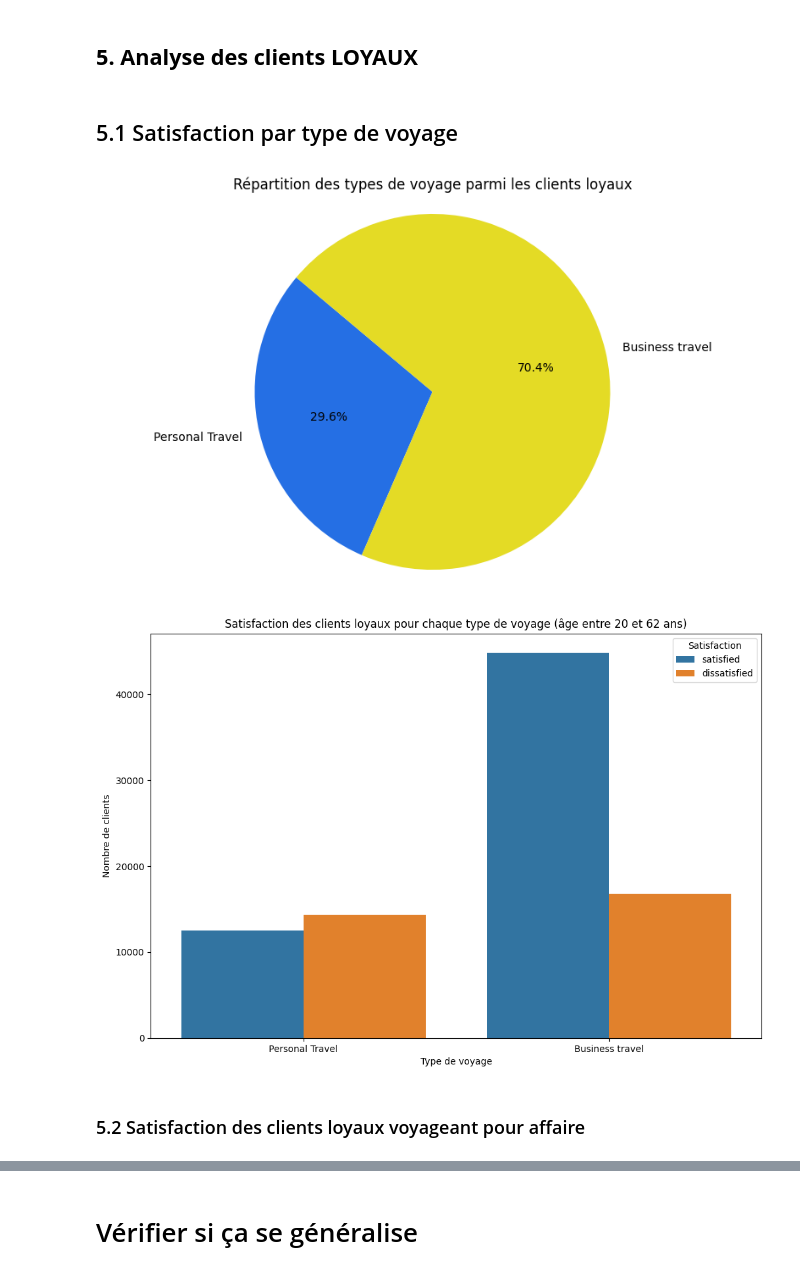
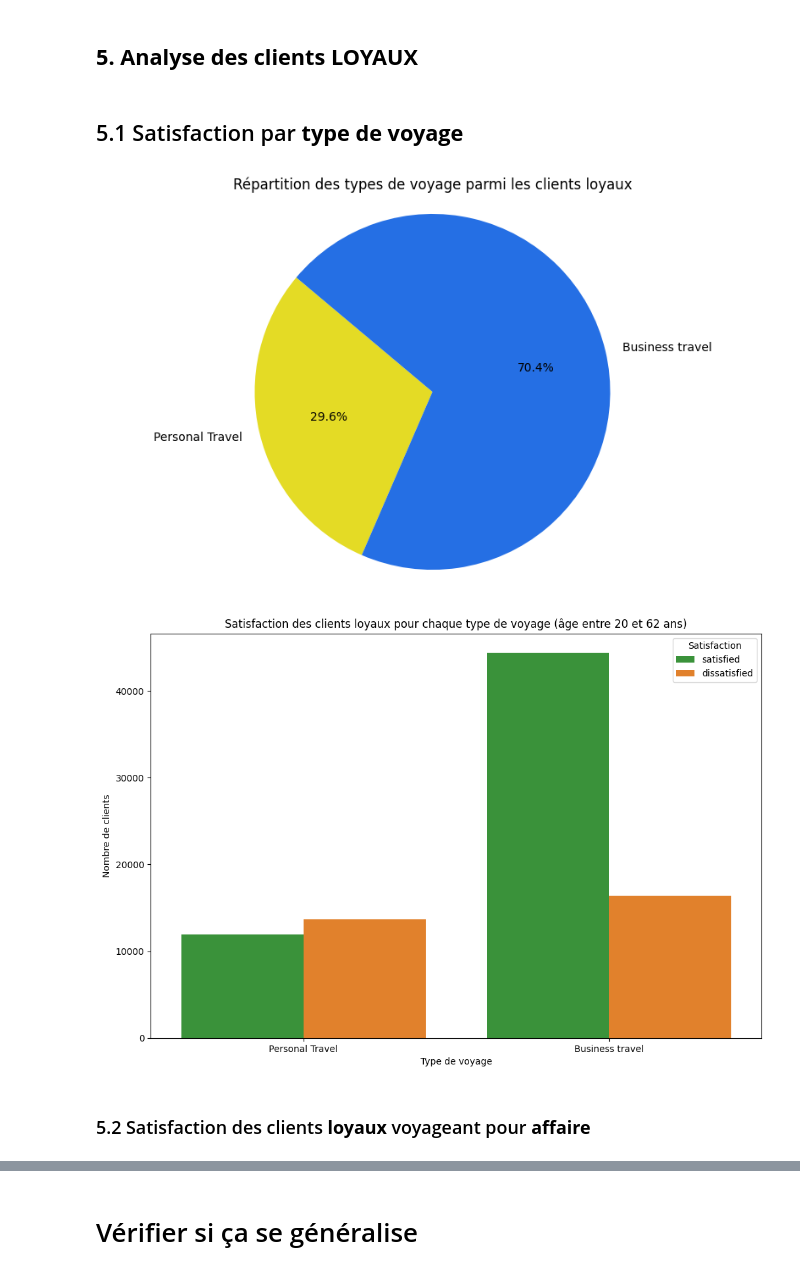
Before and after one commit to Artorius104/HappyFlight, a Jupyter notebook: satisfaction_analysis.ipynb, the cells around one changed output, grey strips where cells are left out. Saved outputs shown, nothing was run; the diff lists cells and outputs as text; code cells hidden in the pictures.

```diff
--- a/satisfaction_analysis.ipynb
+++ b/satisfaction_analysis.ipynb
@@ -107,10 +112,10 @@ plt.show()
 ## Distribution de la majorité entre 20 et 60 ans
 # %%
 # Filtrer les données pour les âges entre 20 et 60 ans
-age_filtered_df = df.filter((df.Age >= 20) & (df.Age <= 60))
+df_age_filtered = df.filter((df.Age >= 20) & (df.Age <= 60))
 
 # Sélectionner la colonne d'âge et convertir en DataFrame Pandas
-age_dist_filtered = age_filtered_df.select("Age").toPandas()
+age_dist_filtered = df_age_filtered.select("Age").toPandas()
 
 # Afficher l'histogramme de la distribution de l'âge filtré
 plt.figure(figsize=(10, 6))
@@ -148,7 +153,7 @@ plt.show()
 [figure]
 # %%
 # Répartition des types de clients
-filtered_customer_type_dist = age_filtered_df.groupBy("Customer Type").count().toPandas()
+filtered_customer_type_dist = df_age_filtered.groupBy("Customer Type").count().toPandas()
 
 # Calculer le pourcentage
 total_count = filtered_customer_type_dist['count'].sum()
@@ -172,47 +177,54 @@ plt.show()
 # %% [markdown]
 ## **5. Analyse des clients LOYAUX**
 # %%
-loyal_customers_df = age_filtered_df.filter(age_filtered_df["Customer Type"] == "Loyal Customer")
+df_loyal = df_age_filtered.filter(age_filtered_df["Customer Type"] == "Loyal Customer")
 # %% [markdown]
-## 5.1 Satisfaction par type de voyage
+## 5.1 Satisfaction par **type de voyage**
 # %%
 # Grouper par type de voyage
-travel_type_dist = loyal_customers_df.groupBy("Type of Travel").count().toPandas()
+travel_type_dist = df_loyal.groupBy("Type of Travel").count().toPandas()
 travel_type_dist['percentage'] = (travel_type_dist['count'] / total_count) * 100
 
 # Affichage
-colors = ['#256FE4', '#E4DB25']
+colors = ['#E4DB25', '#256FE4']
 plt.figure(figsize=(10, 6))
 plt.pie(
     travel_type_dist['percentage'],
     labels=travel_type_dist['Type of Travel'],
     autopct='%1.1f%%',
     startangle=140,
     colors=colors
 )
 plt.title("Répartition des types de voyage parmi les clients loyaux")
 plt.axis('equal')  # Assurer que le graphique est en cercle
 plt.show()
 # %% [output]
-[figure, old version]
+[figure, new version]
 # %%
 # Grouper par type de voyage et satisfaction
-travel_satisfaction_dist = loyal_customers_df.groupBy("Type of Travel", "satisfaction").count().toPandas()
+travel_satisfaction_dist = df_loyal.groupBy("Type of Travel", "satisfaction").count().toPandas()
 
 # Renommer les colonnes pour plus de clarté
 travel_satisfaction_dist.columns = ['Type of Travel', 'Satisfaction', 'Count']
 
 # Afficher le diagramme en barres groupées de la satisfaction des clients pour chaque type de voyage
+colors = ['#2ca02c', '#ff7f0e']
 plt.figure(figsize=(12, 8))
-sns.barplot(x='Type of Travel', y='Count', hue='Satisfaction', data=travel_satisfaction_dist)
+sns.barplot(
+    x='Type of Travel',
+    y='Count',
+    hue='Satisfaction',
+    data=travel_satisfaction_dist,
+    palette=colors
+)
 plt.title("Satisfaction des clients loyaux pour chaque type de voyage (âge entre 20 et 62 ans)")
 plt.xlabel("Type de voyage")
 plt.ylabel("Nombre de clients")
 plt.legend(title='Satisfaction')
 plt.show()
 # %% [output]
-[figure, old version]
+[figure, new version]
 # %% [markdown]
-### 5.2 Satisfaction des clients loyaux voyageant pour affaire
+### 5.2 Satisfaction des clients **loyaux** voyageant pour **affaire**
 # %%
 # Filtrer les données pour les clients loyaux et qui voyagent pour affaires
```
Also changed, not shown: parts of 32 cells of this notebook.
